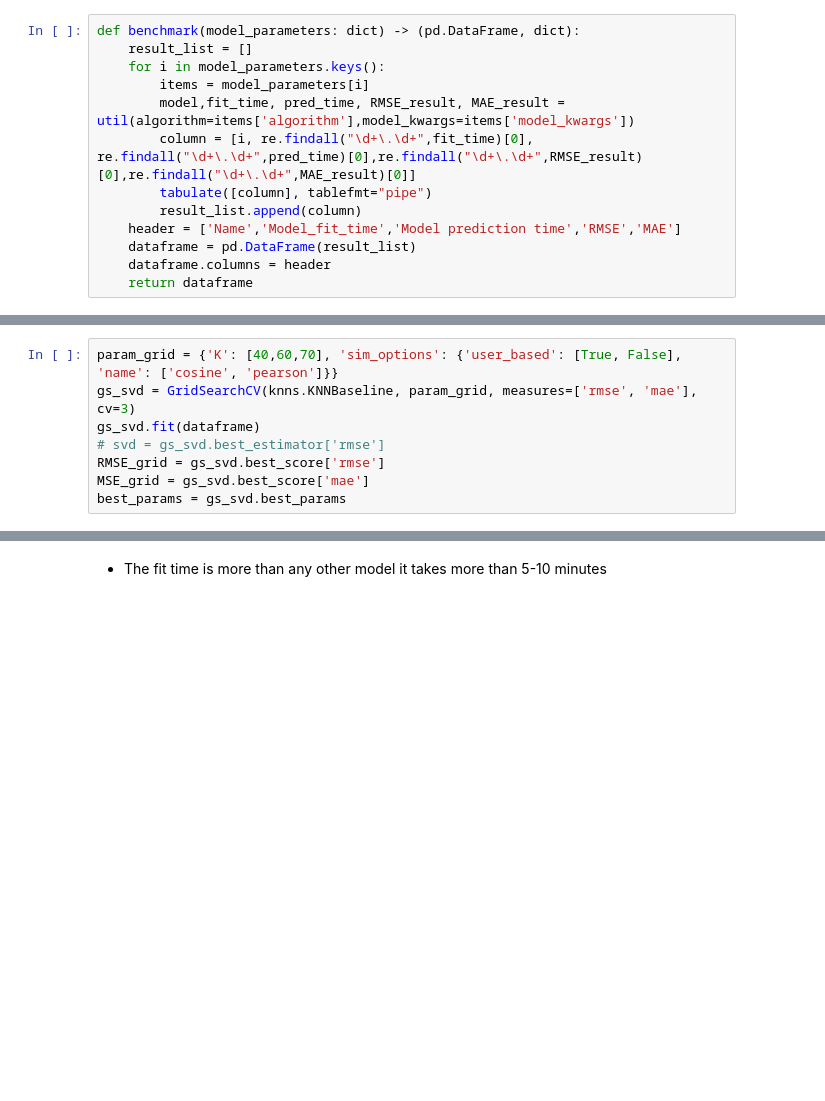
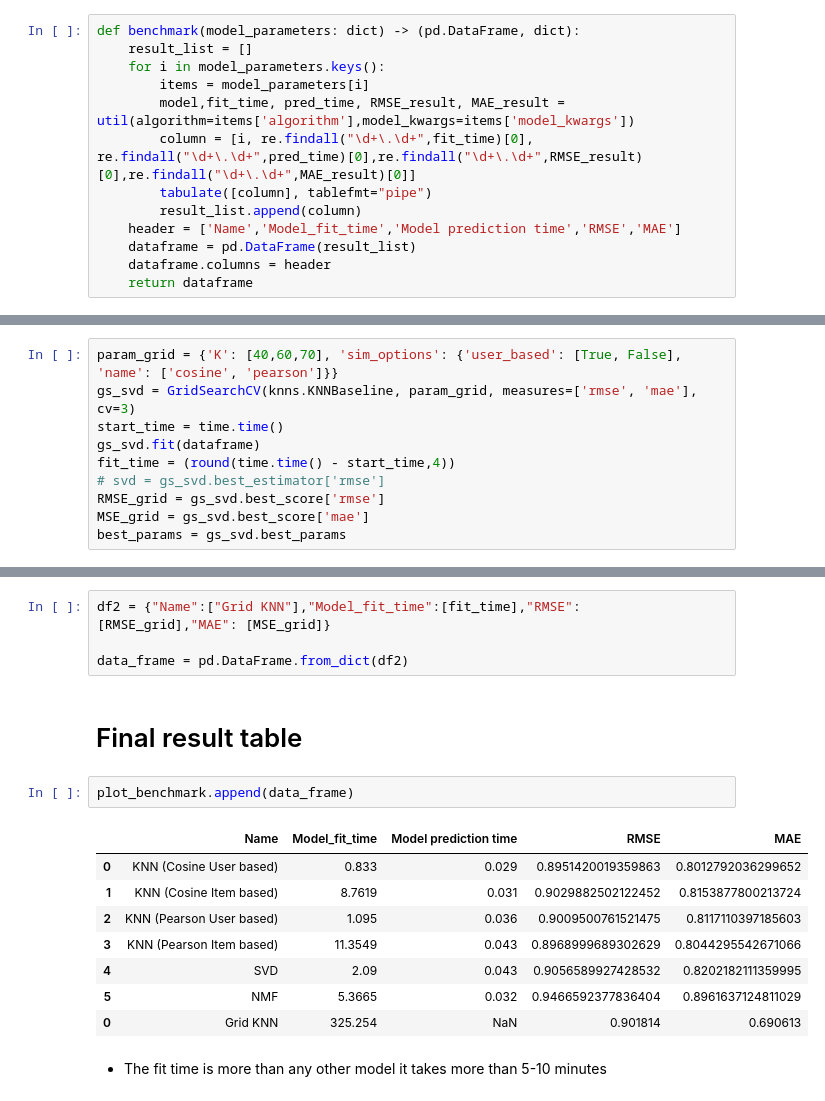
Before and after one commit to Pramod-Kumar808/Recsys-AIS-Pramod, a Jupyter notebook: Model_BenchMarking.ipynb, the cells around one changed output, grey strips where cells are left out. Cells and saved outputs as stored; diff of their text form; blank space fills up the shorter version.

```diff
--- a/Model_BenchMarking.ipynb
+++ b/Model_BenchMarking.ipynb
@@ -171,7 +166,9 @@ plot_benchmark
 # %%
 param_grid = {'K': [40,60,70], 'sim_options': {'user_based': [True, False], 'name': ['cosine', 'pearson']}}
 gs_svd = GridSearchCV(knns.KNNBaseline, param_grid, measures=['rmse', 'mae'], cv=3)
+start_time = time.time()
 gs_svd.fit(dataframe)
+fit_time = (round(time.time() - start_time,4))
 # svd = gs_svd.best_estimator['rmse']
 RMSE_grid = gs_svd.best_score['rmse']
 MSE_grid = gs_svd.best_score['mae']
@@ -210,3 +202,20 @@ best_params
+# %%
+df2 = {"Name":["Grid KNN"],"Model_fit_time":[fit_time],"RMSE": [RMSE_grid],"MAE": [MSE_grid]}
+
+data_frame = pd.DataFrame.from_dict(df2)
+# %% [markdown]
+# Final result table
+# %%
+plot_benchmark.append(data_frame)
+# %% [output]
+|  | Name | Model_fit_time | Model prediction time | RMSE | MAE |
+| 0 | KNN (Cosine User based) | 0.833 | 0.029 | 0.8951420019359863 | 0.8012792036299652 |
+| 1 | KNN (Cosine Item based) | 8.7619 | 0.031 | 0.9029882502122452 | 0.8153877800213724 |
+| 2 | KNN (Pearson User based) | 1.095 | 0.036 | 0.9009500761521475 | 0.8117110397185603 |
+| 3 | KNN (Pearson Item based) | 11.3549 | 0.043 | 0.8968999689302629 | 0.8044295542671066 |
+| 4 | SVD | 2.09 | 0.043 | 0.9056589927428532 | 0.8202182111359995 |
+| 5 | NMF | 5.3665 | 0.032 | 0.9466592377836404 | 0.8961637124811029 |
+| 0 | Grid KNN | 325.254 | NaN | 0.901814 | 0.690613 |
 # %% [markdown]
 * The fit time is more than any other model it takes more than 5-10 minutes
 # %% [markdown]
```
Also changed, not shown: parts of 13 cells of this notebook.
